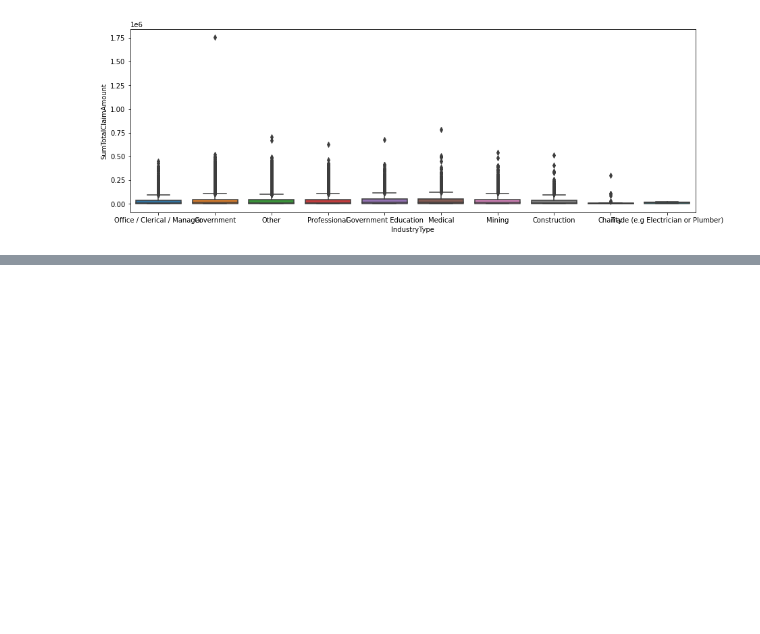
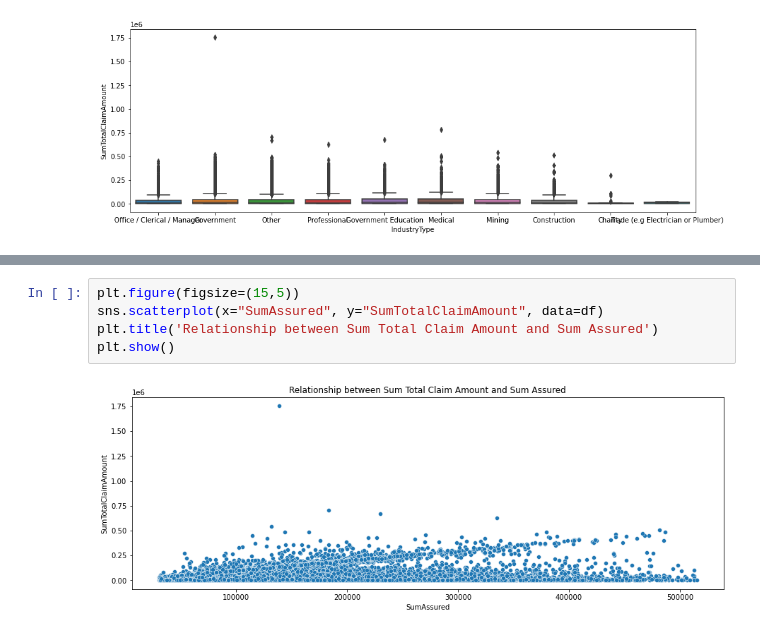
Before and after one commit to Pheelog/Insurance-Claim-Modelling, a Jupyter notebook: Insurance Claim Model.ipynb, the cells around one changed output, grey strips where cells are left out. Drawn from its saved outputs; the diff is of its cells as text; blank space fills up the shorter version.

```diff
--- a/Insurance Claim Model.ipynb
+++ b/Insurance Claim Model.ipynb
@@ -449,0 +465,7 @@ plt.show();
+# %%
+plt.figure(figsize=(15,5))
+sns.scatterplot(x="SumAssured", y="SumTotalClaimAmount", data=df)
+plt.title('Relationship between Sum Total Claim Amount and Sum Assured')
+plt.show()
+# %% [output]
+[figure, added]
```
Also changed, not shown: parts of 16 cells of this notebook.
